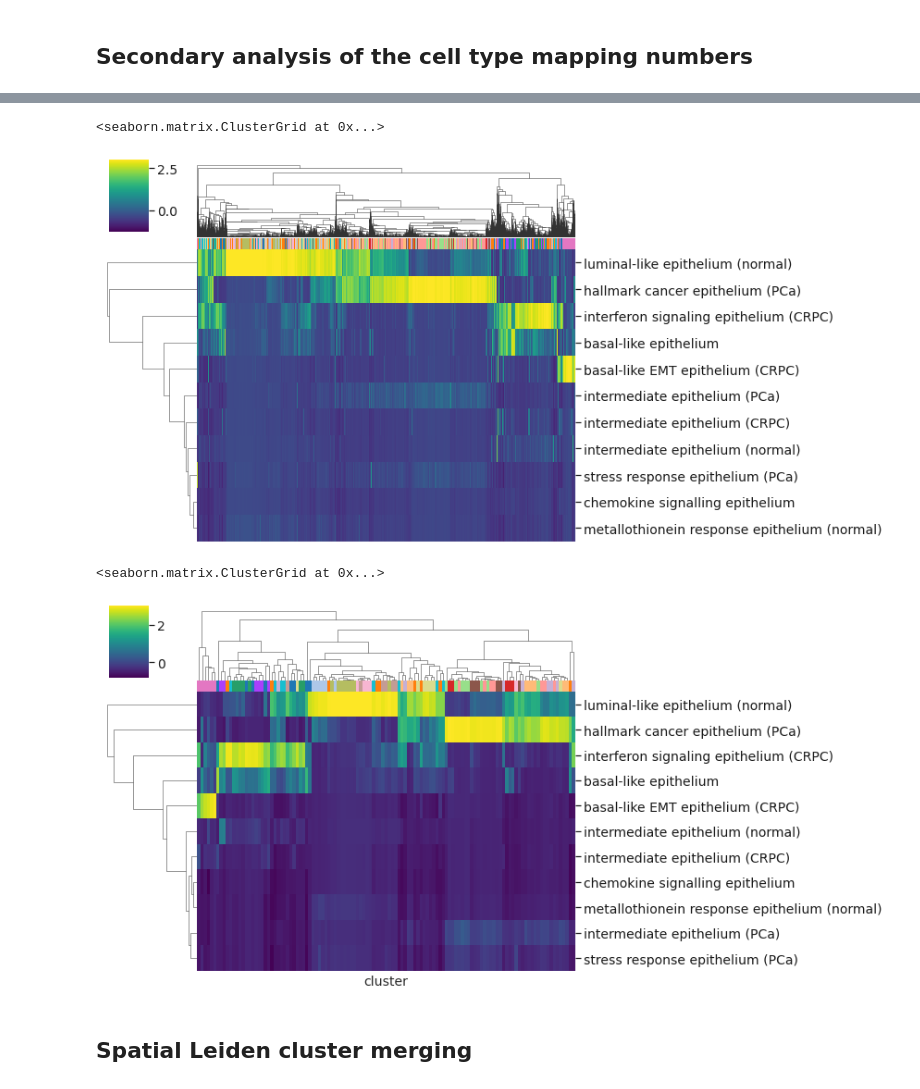
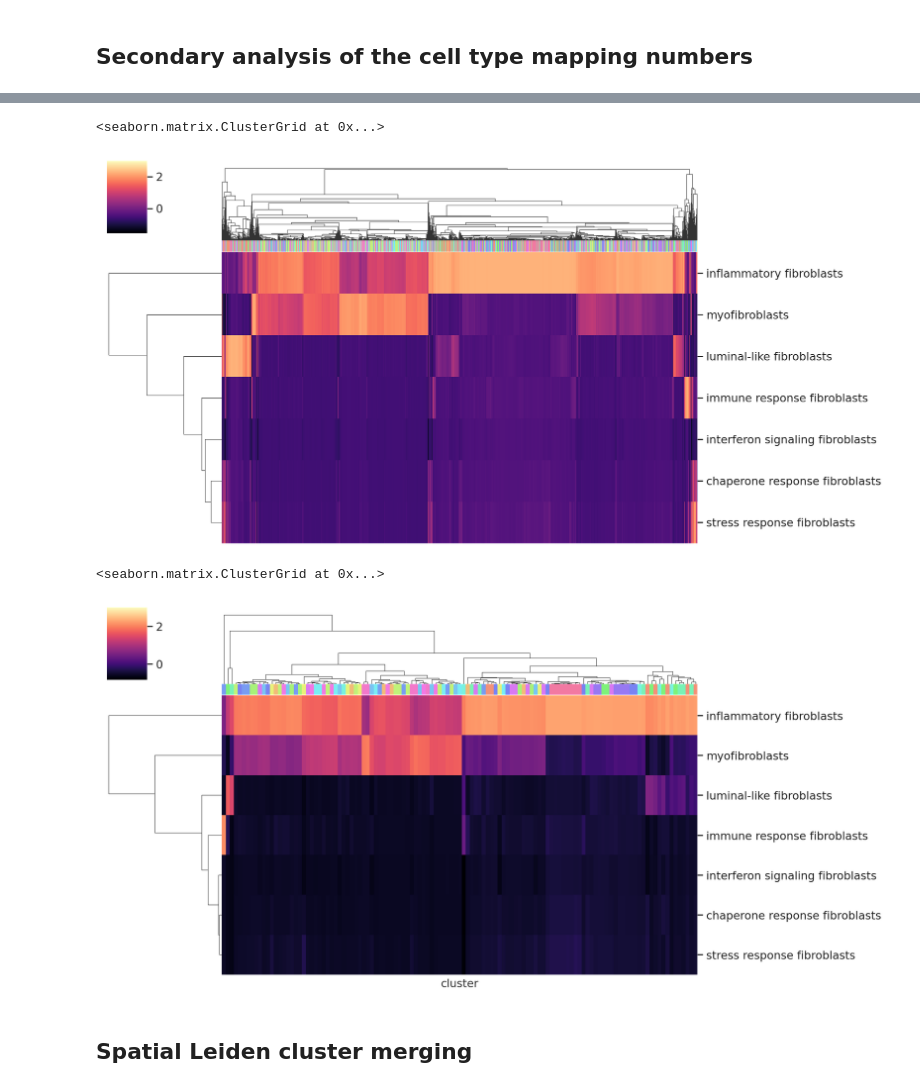
Before and after one commit to akiviaho/spatial, a Jupyter notebook: notebooks/spatial-post-c2l-mapping.ipynb, the cells around one changed output, grey strips where cells are left out. Cells and saved outputs as stored; diff of their text form; code cells hidden in the pictures.

Commit message:
Revised after the latest mapping results (20230621)

```diff
--- a/notebooks/spatial-post-c2l-mapping.ipynb
+++ b/notebooks/spatial-post-c2l-mapping.ipynb
@@ -33,7 +33,7 @@ warnings.filterwarnings("ignore")
 # %%
 # Download data and format cell2location mapping results into obs columns in both aggregated adata and individual slides
 #c2l-results/cell2location_map_20230322/
-adata_vis = sc.read_h5ad('./c2l-results/visium_adata_with_c2l_mapping_20230615.h5ad')
+adata_vis = sc.read_h5ad('./c2l-results/visium_adata_with_c2l_mapping_20230621.h5ad')
 
 adata_vis.obs.joint_leiden_clusters = adata_vis.obs.sample_id.astype(str) + '_' + adata_vis.obs.joint_leiden_clusters.astype(str)
 adata_vis.obs['joint_leiden_clusters'] = pd.Categorical(adata_vis.obs['joint_leiden_clusters'])
@@ -210,6 +168,11 @@ if (adata_vis.obs.index == cell_mapping_dat.obs.index).all():
     adata_vis.obs['inferred_cell_counts'] = np.round(np.sum(cell_mapping_dat.X,axis=1),0).tolist()
     print('Inferred cell counts copied!')
 
-cell_mapping_dat
+
+# extract first string before '-' or '_'
+cell_mapping_dat.obs['phenotype'] = cell_mapping_dat.obs['sample_id'].str.extract('([^\-_]+)', expand=False)
+
+cell_mapping_dat.layers['counts'] = cell_mapping_dat.X.copy()
+sc.pp.normalize_total(cell_mapping_dat)
 # %% [output]
 Inferred cell counts copied!
@@ -262,0 +192,26 @@ KeyError: 'Spatial basis `spatial` not found in `adata.obsm`.'
+# %%
+import matplotlib.pyplot as plt
+
+sc.set_figure_params(scanpy=True, fontsize=8,frameon=True)
+
+for mapping_cl in list(cell_mapping_dat.obs['mapping_based_clusters'].cat.categories):
+    slide = cell_mapping_dat[cell_mapping_dat.obs['mapping_based_clusters'] == mapping_cl]
+
+    # Extract the top 5 most prevalent cell types in this cluster
+    cell_types = list(slide.var_names[np.argsort(slide.X.mean(axis=0))[::-1][:5]])
+
+    fig, axs = plt.subplots(1, 5, sharey='row', figsize=(8,4))
+    fig.suptitle('Top 5 most prevalent cell types for cluster ' + mapping_cl, fontsize=14)
+    for i, cell_type in enumerate(cell_types):
+
+        plot_dat = slide.copy()
+        plot_dat.obs['mapping_based_clusters'] = plot_dat.obs['mapping_based_clusters'].replace({mapping_cl:cell_type})
+
+        axs[i].set_ylim([0, int(np.max(plot_dat.X))])
+
+        sc.pl.violin(plot_dat,
+                    groupby='mapping_based_clusters', keys=cell_type, jitter=False, inner='box', show=False, ax=axs[i],
+                    title=mapping_cl,xlabel='',ylabel='',rotation=15,palette='Greys')
+
+    plt.savefig(os.path.join('plots/c2l_mapping_results_20230621/mapping_based_clusters/', f'{mapping_cl}_cluster_celltypes_violinplots.pdf'))
+    plt.clf()
@@ -264,35 +297,35 @@ KeyError: 'Spatial basis `spatial` not found in `adata.obsm`.'
 # Plotting the cluster-averaged cell counts into a heatmap for easier interpretation
 ctype_start = 0
 n_ctypes = 15
 n_cells_col_cap = 3
 
 # Take 10 most prevalent cell types and use them for the heatmap
 #heatmap_vars = np.array(cell_mapping_dat.var_names[np.argsort(np.sum(
 #    cell_mapping_dat.X,axis=0))[::-1]])[ctype_start:ctype_start + n_ctypes]
 
 # Backup for taking specific cell types
-heatmap_vars = [x for x in scaled_cell_mapping_dat.var_names if "epithelium" in x] # Fibroblasts etc.
+heatmap_vars = [x for x in cell_mapping_dat.var_names if "fibro" in x] # Fibroblasts etc.
 
 
 # Convert X and annotations to pandas DataFrame
 df = pd.DataFrame(cell_mapping_dat.X)
 df.columns = cell_mapping_dat.var_names
 df = df[heatmap_vars]
 
 # Extract sample names from index values
 sample_names = adata_vis.obs['sample_id']
 
 # Create a dictionary that maps each sample name to a color
 color_map = {sample: sns.color_palette()[i] for i, sample in enumerate(sorted(set(sample_names)))}
 
 # Use the color_map dictionary to assign colors to each index value
 colors = [color_map[sample_name] for sample_name in sample_names]
 
 sns.clustermap(df.T, col_colors=colors, cmap='magma', z_score=1,
                 vmax=n_cells_col_cap, figsize=(12,6), xticklabels=False)
 # %% [output]
 <seaborn.matrix.ClusterGrid at 0x...>
-[figure, old version]
+[figure, new version]
 # %%
 # Plotting the cluster-averaged cell counts into a heatmap for easier interpretation
 ctype_start = 0
@@ -304,7 +337,7 @@ n_cells_col_cap = 3
 #    cell_mapping_dat.X,axis=0))[::-1]])[ctype_start:ctype_start + n_ctypes]
 
 # Backup for taking specific cell types
-heatmap_vars = [x for x in scaled_cell_mapping_dat.var_names if "epithelium" in x]
+heatmap_vars = [x for x in cell_mapping_dat.var_names if "fibro" in x]
 
 
 # Convert X and annotations to pandas DataFrame
@@ -327,11 +360,11 @@ color_map = {sample: sns.color_palette()[i] for i, sample in enumerate(sorted(se
 # Use the color_map dictionary to assign colors to each index value
 colors = [color_map[sample_name] for sample_name in sample_names]
 
-sns.clustermap(averaged_df.T, col_colors=colors, cmap='viridis', z_score=1,
+sns.clustermap(averaged_df.T, col_colors=colors, cmap='magma', z_score=1,
                 vmax=n_cells_col_cap, figsize=(12,6), xticklabels=False)
 # %% [output]
 <seaborn.matrix.ClusterGrid at 0x...>
-[figure, old version]
+[figure, new version]
 # %%
 import matplotlib.pyplot as plt
 from matplotlib.patches import Patch
```
Also changed, not shown: parts of 33 cells of this notebook.
